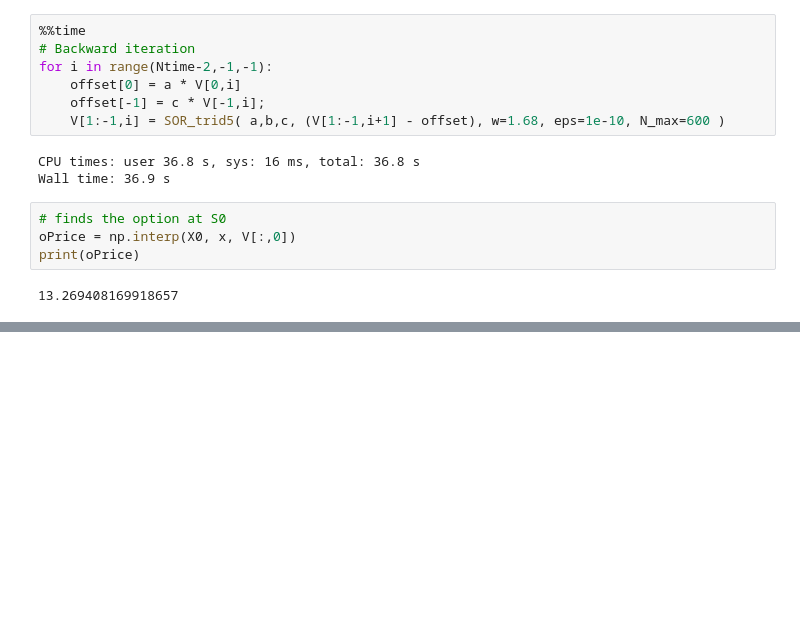
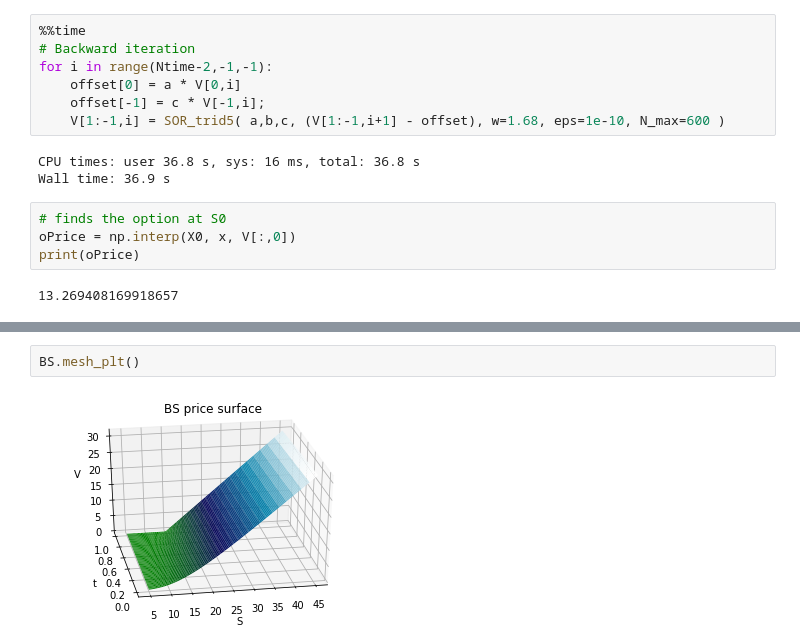
Before and after one commit to cantaro86/Financial-Models-Numerical-Methods, a Jupyter notebook: ZZ_tests.ipynb, the cells around one changed output, grey strips where cells are left out. Saved outputs shown, nothing was run; the diff lists cells and outputs as text; blank space fills up the shorter version.

```diff
--- a/ZZ_tests.ipynb
+++ b/ZZ_tests.ipynb
@@ -101,0 +158,4 @@ print(oPrice)
+# %%
+BS.mesh_plt()
+# %% [output]
+[figure, added]
```
Also changed, not shown: parts of 10 cells of this notebook, 22 other files.
